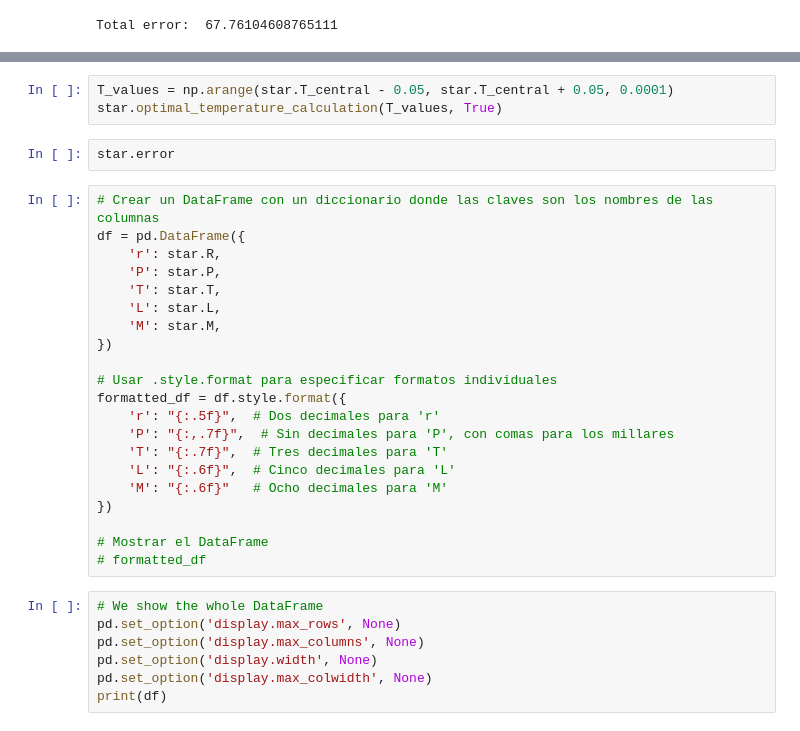
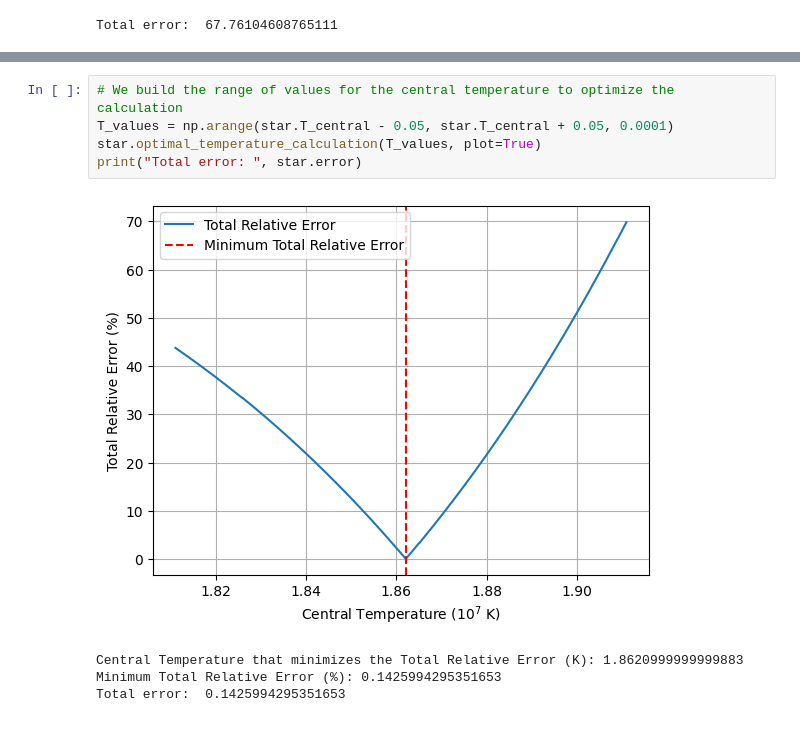
Before and after one commit to jcarreir/Stellar-interior-model, a Jupyter notebook: model.ipynb, the cells around one changed output, grey strips where cells are left out. Cells and saved outputs as stored; diff of their text form.

```diff
--- a/model.ipynb
+++ b/model.ipynb
@@ -80,33 +165,10 @@ star.plot_matrix_error(matrix_error, R_values, L_values, "pixels")
 # %%
+# We build the range of values for the central temperature to optimize the calculation
 T_values = np.arange(star.T_central - 0.05, star.T_central + 0.05, 0.0001)
-star.optimal_temperature_calculation(T_values, True)
+star.optimal_temperature_calculation(T_values, plot=True)
+print("Total error: ", star.error)
+# %% [output]
+[figure, added]
+Central Temperature that minimizes the Total Relative Error (K): 1.8620999999999883
+Minimum Total Relative Error (%): 0.1425994295351653
+Total error:  0.1425994295351653
-# %%
-star.error
-# %%
-# Crear un DataFrame con un diccionario donde las claves son los nombres de las columnas
-df = pd.DataFrame({
-    'r': star.R,
-    'P': star.P,
-    'T': star.T,
-    'L': star.L,
-    'M': star.M,
-})
-
-# Usar .style.format para especificar formatos individuales
-formatted_df = df.style.format({
-    'r': "{:.5f}",  # Dos decimales para 'r'
-    'P': "{:,.7f}",  # Sin decimales para 'P', con comas para los millares
-    'T': "{:.7f}",  # Tres decimales para 'T'
-    'L': "{:.6f}",  # Cinco decimales para 'L'
-    'M': "{:.6f}"   # Ocho decimales para 'M'
-})
-
-# Mostrar el DataFrame
-# formatted_df
-# %%
-# We show the whole DataFrame
-pd.set_option('display.max_rows', None)
-pd.set_option('display.max_columns', None)
-pd.set_option('display.width', None)
-pd.set_option('display.max_colwidth', None)
-print(df)
```
Also changed, not shown: parts of 26 cells of this notebook, 1 other file.
